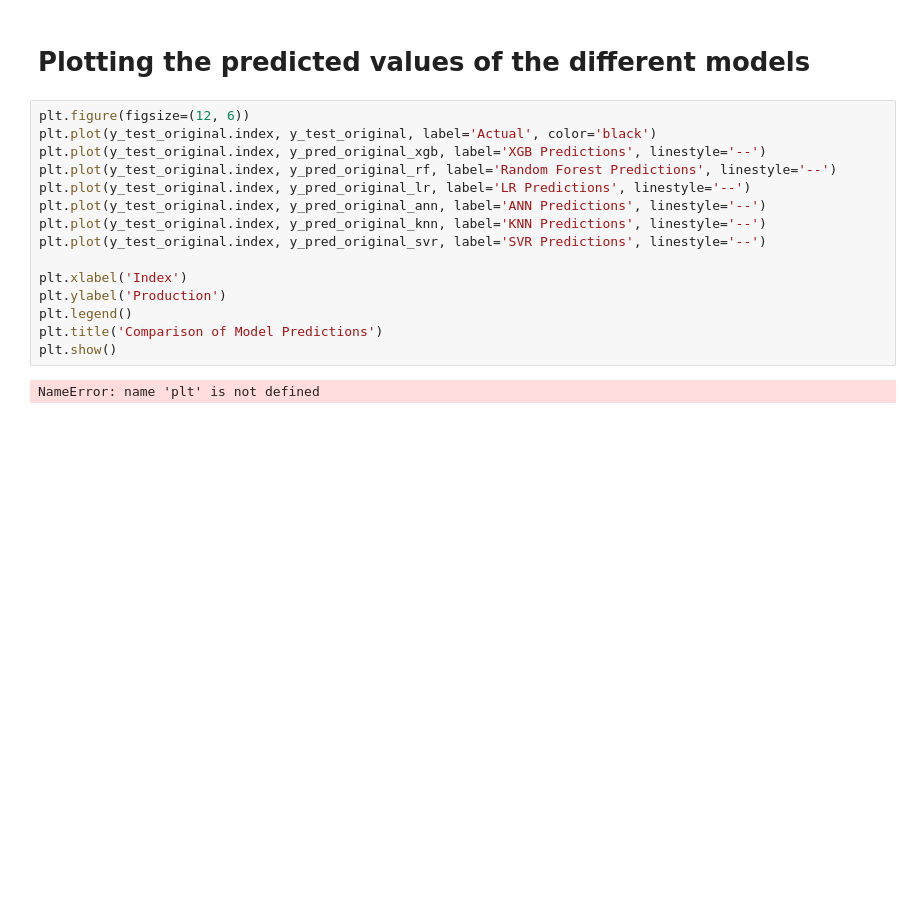
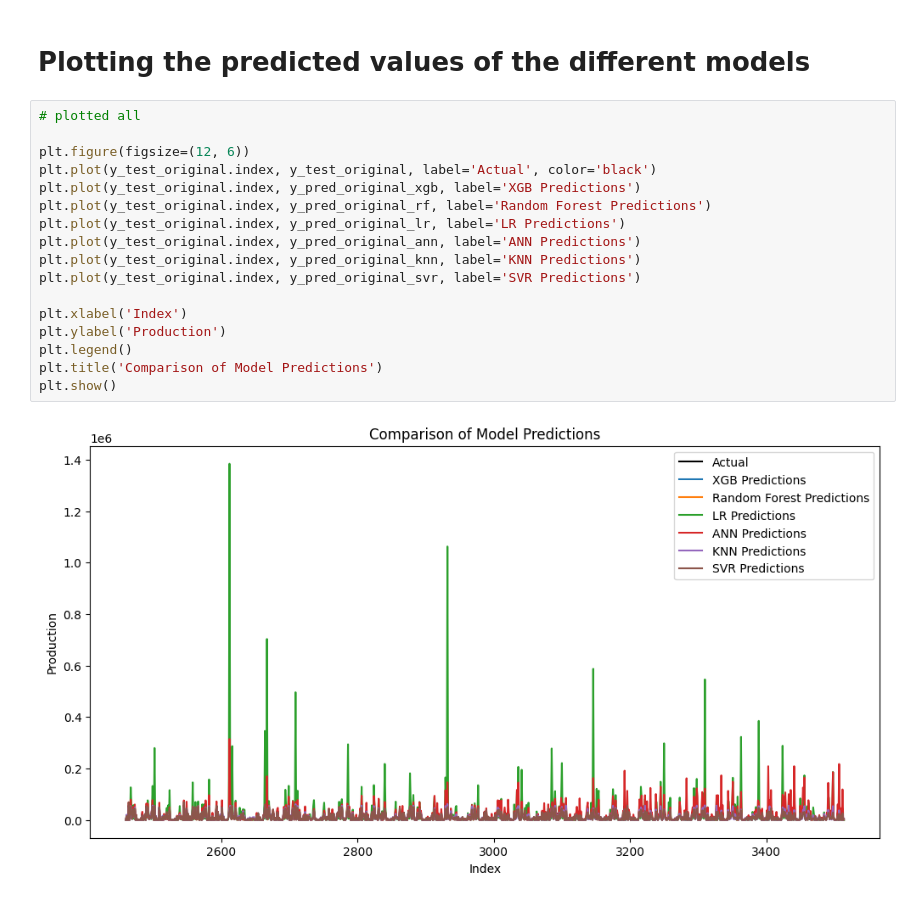
Before and after one commit to kazeulo/Project_197, a Jupyter notebook: Final version 1.ipynb, the cells around one changed output. Drawn from its saved outputs; the diff is of its cells as text; blank space fills up the shorter version.

```diff
--- a/Final version 1.ipynb
+++ b/Final version 1.ipynb
@@ -980,19 +1084,21 @@ merged_performance
 # %% [markdown]
 # Plotting the predicted values of the different models
 # %%
+# plotted all
+
 plt.figure(figsize=(12, 6))
 plt.plot(y_test_original.index, y_test_original, label='Actual', color='black')
-plt.plot(y_test_original.index, y_pred_original_xgb, label='XGB Predictions', linestyle='--')
-plt.plot(y_test_original.index, y_pred_original_rf, label='Random Forest Predictions', linestyle='--')
-plt.plot(y_test_original.index, y_pred_original_lr, label='LR Predictions', linestyle='--')
-plt.plot(y_test_original.index, y_pred_original_ann, label='ANN Predictions', linestyle='--')
-plt.plot(y_test_original.index, y_pred_original_knn, label='KNN Predictions', linestyle='--')
-plt.plot(y_test_original.index, y_pred_original_svr, label='SVR Predictions', linestyle='--')
+plt.plot(y_test_original.index, y_pred_original_xgb, label='XGB Predictions')
+plt.plot(y_test_original.index, y_pred_original_rf, label='Random Forest Predictions')
+plt.plot(y_test_original.index, y_pred_original_lr, label='LR Predictions')
+plt.plot(y_test_original.index, y_pred_original_ann, label='ANN Predictions')
+plt.plot(y_test_original.index, y_pred_original_knn, label='KNN Predictions')
+plt.plot(y_test_original.index, y_pred_original_svr, label='SVR Predictions')
 
 plt.xlabel('Index')
 plt.ylabel('Production')
 plt.legend()
 plt.title('Comparison of Model Predictions')
 plt.show()
 # %% [output]
-NameError: name 'plt' is not defined
+[figure, added]
```
Also changed, not shown: parts of 28 cells of this notebook.
